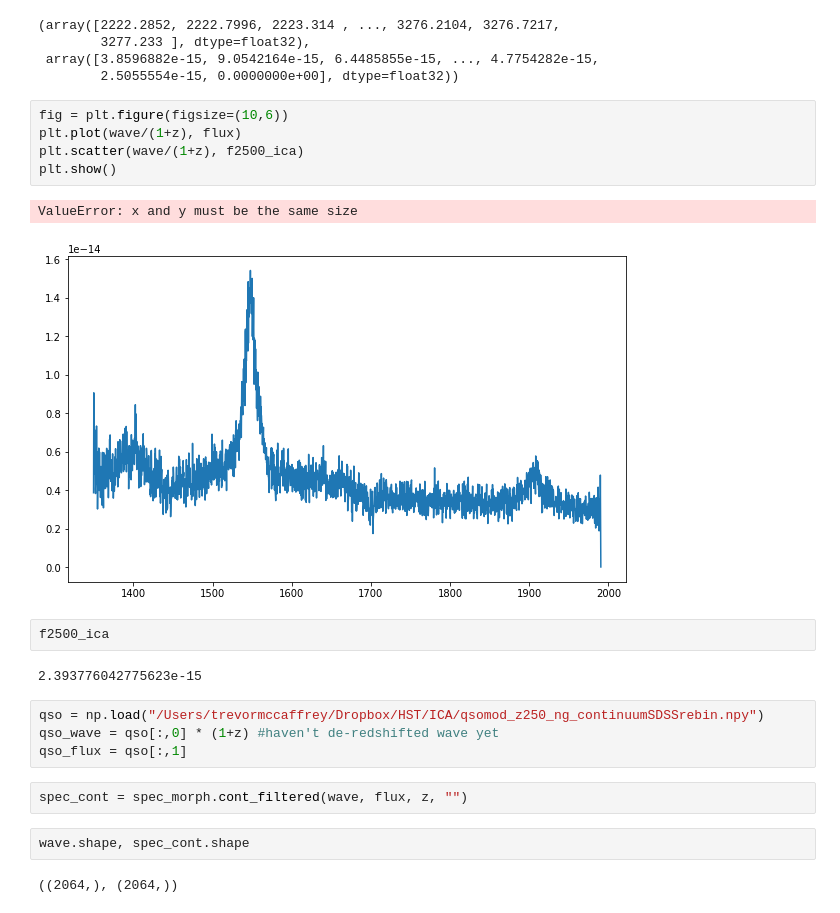
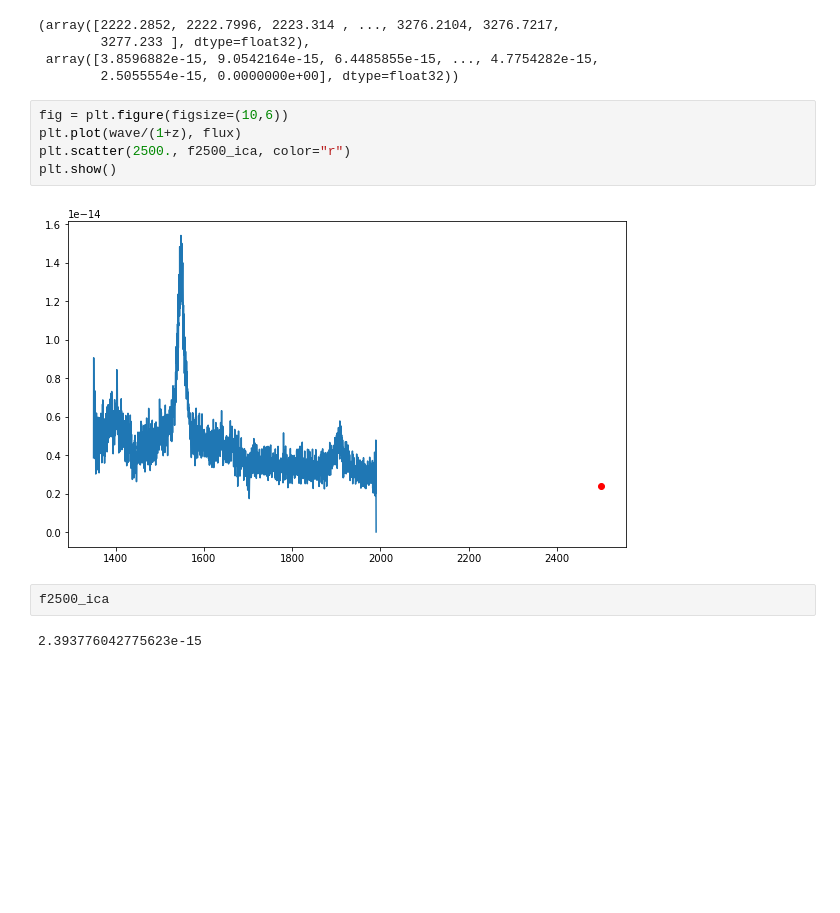
Before and after one commit to trevormccaffrey/ICA_module, a Jupyter notebook: Notebooks/icascript_f2500_nocoverage_testing.ipynb, the cells around one changed output. Saved outputs shown, nothing was run; the diff lists cells and outputs as text; blank space fills up the shorter version.

Commit message:
small visual change:

```diff
--- a/Notebooks/icascript_f2500_nocoverage_testing.ipynb
+++ b/Notebooks/icascript_f2500_nocoverage_testing.ipynb
@@ -89,22 +89,11 @@ wave, flux
 # %%
 fig = plt.figure(figsize=(10,6))
 plt.plot(wave/(1+z), flux)
-plt.scatter(wave/(1+z), f2500_ica)
+plt.scatter(2500., f2500_ica, color="r")
 plt.show()
 # %% [output]
-ValueError: x and y must be the same size
-[figure, old version]
+[figure, new version]
 # %%
 f2500_ica
 # %% [output]
 2.393776042775623e-15
-# %%
-qso = np.load("/Users/trevormccaffrey/Dropbox/HST/ICA/qsomod_z250_ng_continuumSDSSrebin.npy")
-qso_wave = qso[:,0] * (1+z) #haven't de-redshifted wave yet
-qso_flux = qso[:,1]
-# %%
-spec_cont = spec_morph.cont_filtered(wave, flux, z, "")
-# %%
-wave.shape, spec_cont.shape
-# %% [output]
-((2064,), (2064,))
```
Also changed, not shown: parts of 4 cells of this notebook.
